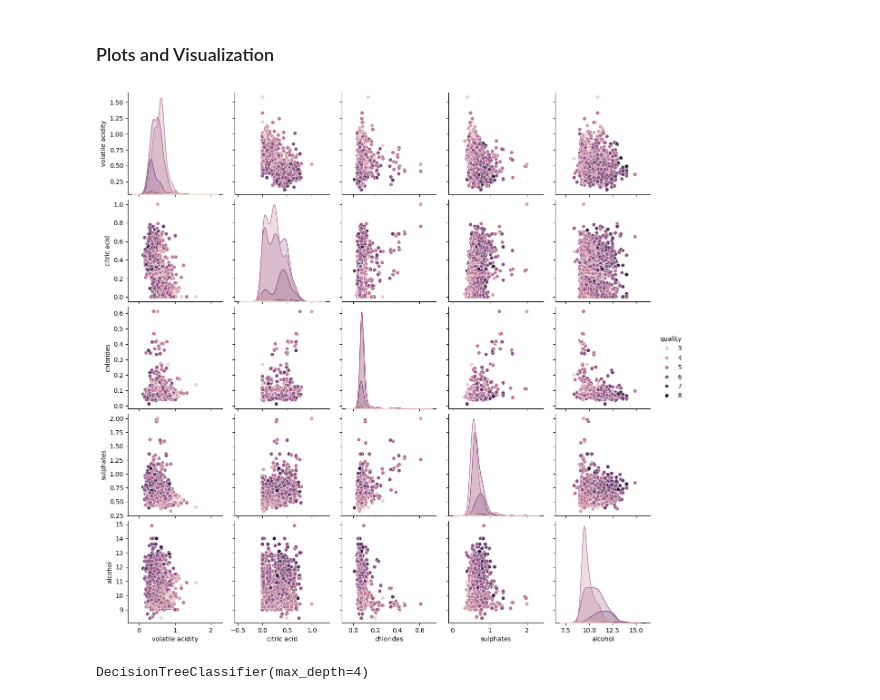
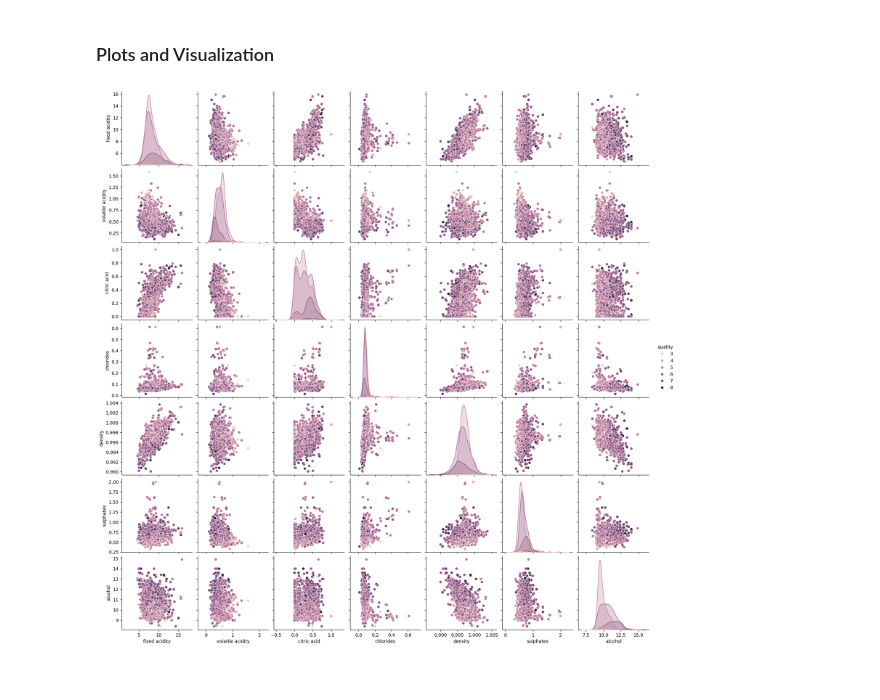
Before and after one commit to saldanha-marcel/datascience-coderhouse, a Jupyter notebook: Projeto Coderhouse Vinhos.ipynb, the cells around one changed output. Drawn from its saved outputs; the diff is of its cells as text; code cells hidden in the pictures.

```diff
--- a/Projeto Coderhouse Vinhos.ipynb
+++ b/Projeto Coderhouse Vinhos.ipynb
@@ -80,11 +119,6 @@ var_model = ['volatile acidity', 'citric acid','chlorides','sulphates', 'alcohol
 X = df_train[var_model]
 target = df_train['quality']
 # %%
-ax = sns.pairplot(df_train[['volatile acidity', 'citric acid','chlorides','sulphates', 'alcohol','quality']], hue='quality')
+ax = sns.pairplot(df_train[['fixed acidity', 'volatile acidity', 'citric acid','chlorides','density','sulphates', 'alcohol','quality']], hue='quality')
 # %% [output]
-[figure, old version]
+[figure, new version]
-# %%
-arvore = tree.DecisionTreeClassifier(max_depth=4)
-arvore.fit(X, target)
-# %% [output]
-DecisionTreeClassifier(max_depth=4)
```
Also changed, not shown: parts of 40 cells of this notebook.
